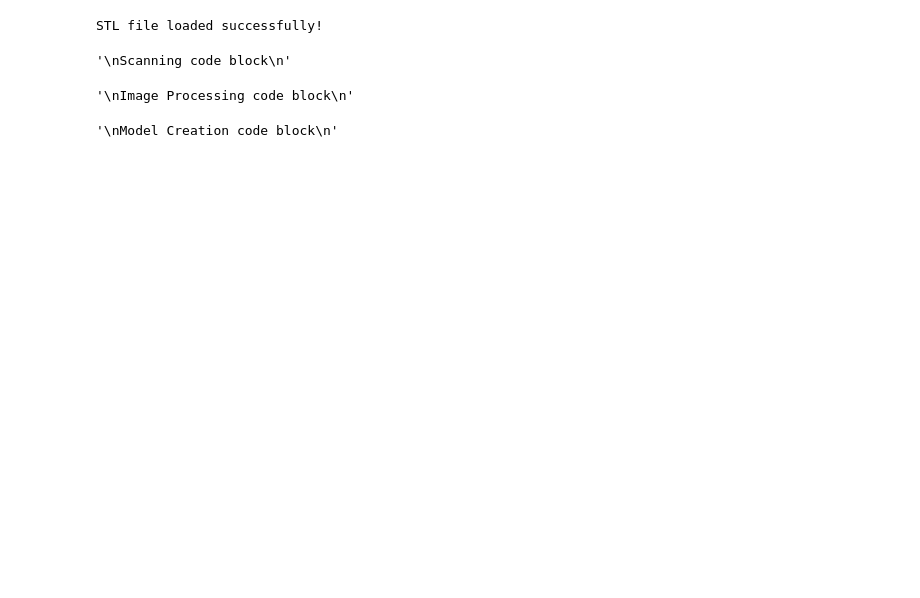
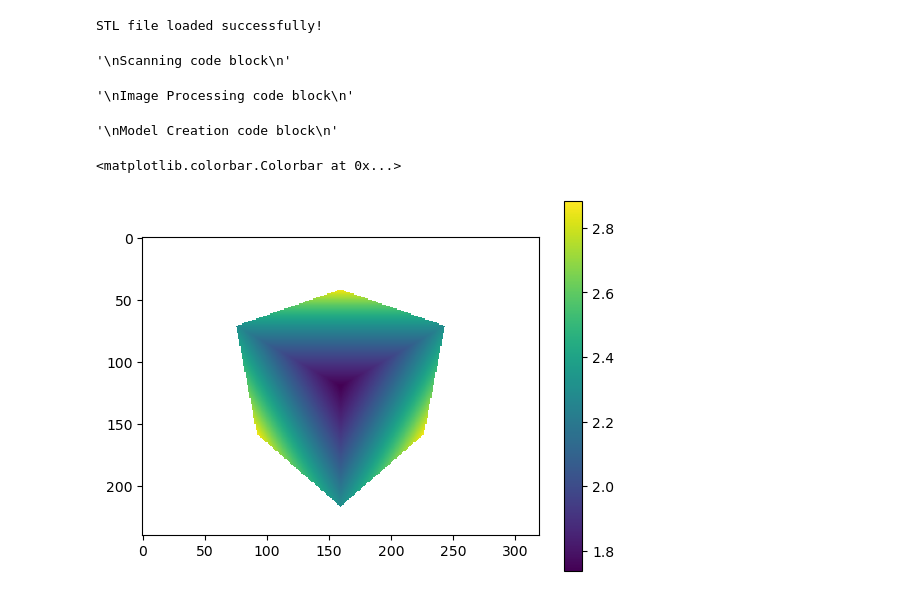
Before and after one commit to raycemartin/HindSight, a Jupyter notebook: python/hindsight/devnb.ipynb, the cells around one changed output. Drawn from its saved outputs; the diff is of its cells as text; code cells hidden in the pictures; blank space fills up the shorter version.

```diff
--- a/python/hindsight/devnb.ipynb
+++ b/python/hindsight/devnb.ipynb
@@ -199,3 +206,29 @@ Model Creation code block
 '\nModel Creation code block\n'
 # %%
 duck.visualize()
+# %%
+cube = o3d.t.geometry.TriangleMesh.from_legacy(
+                                    o3d.geometry.TriangleMesh.create_box())
+
+# Create scene and add the cube mesh
+scene = o3d.t.geometry.RaycastingScene()
+scene.add_triangles(cube)
+
+# Rays are 6D vectors with origin and ray direction.
+# Here we use a helper function to create rays for a pinhole camera.
+rays = scene.create_rays_pinhole(fov_deg=60,
+                                 center=[0.5,0.5,0.5],
+                                 eye=[-1,-1,-1],
+                                 up=[0,0,1],
+                                 width_px=320,
+                                 height_px=240)
+
+# Compute the ray intersections.
+ans = scene.cast_rays(rays)
+
+# Visualize the hit distance (depth)
+plt.imshow(ans['t_hit'].numpy())
+plt.colorbar()
+# %% [output]
+<matplotlib.colorbar.Colorbar at 0x...>
+[figure, added]
```
Also changed, not shown: parts of 6 cells of this notebook.
